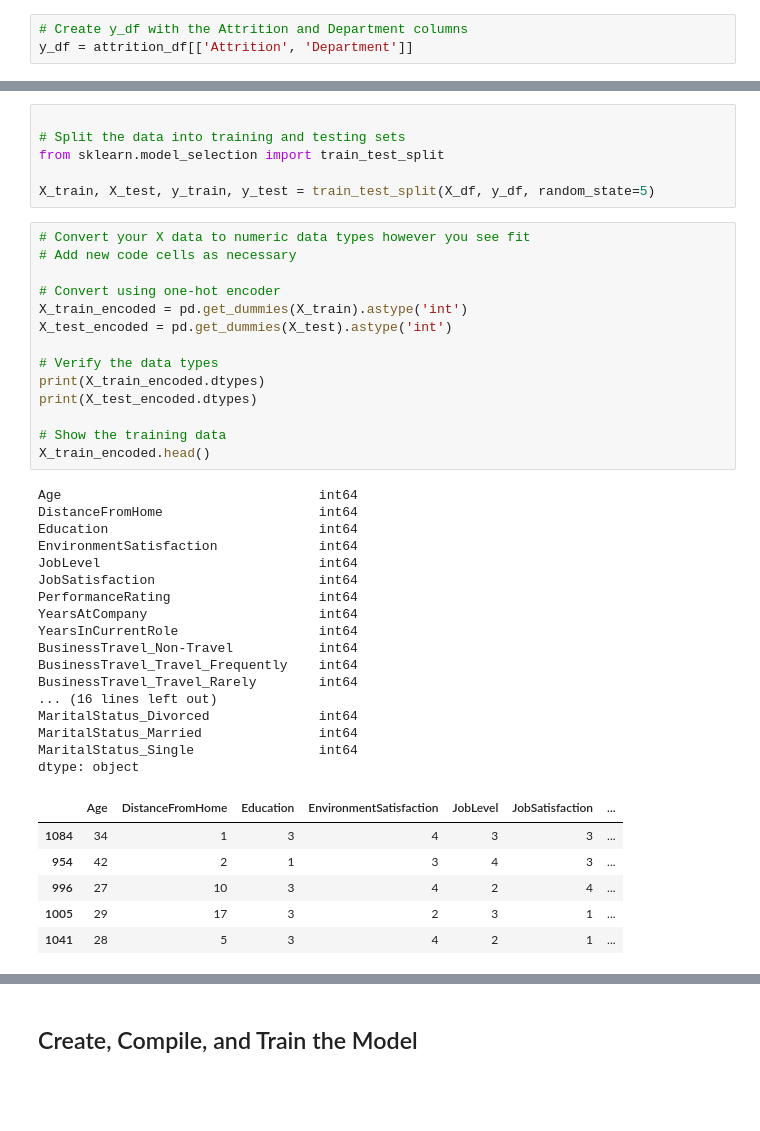
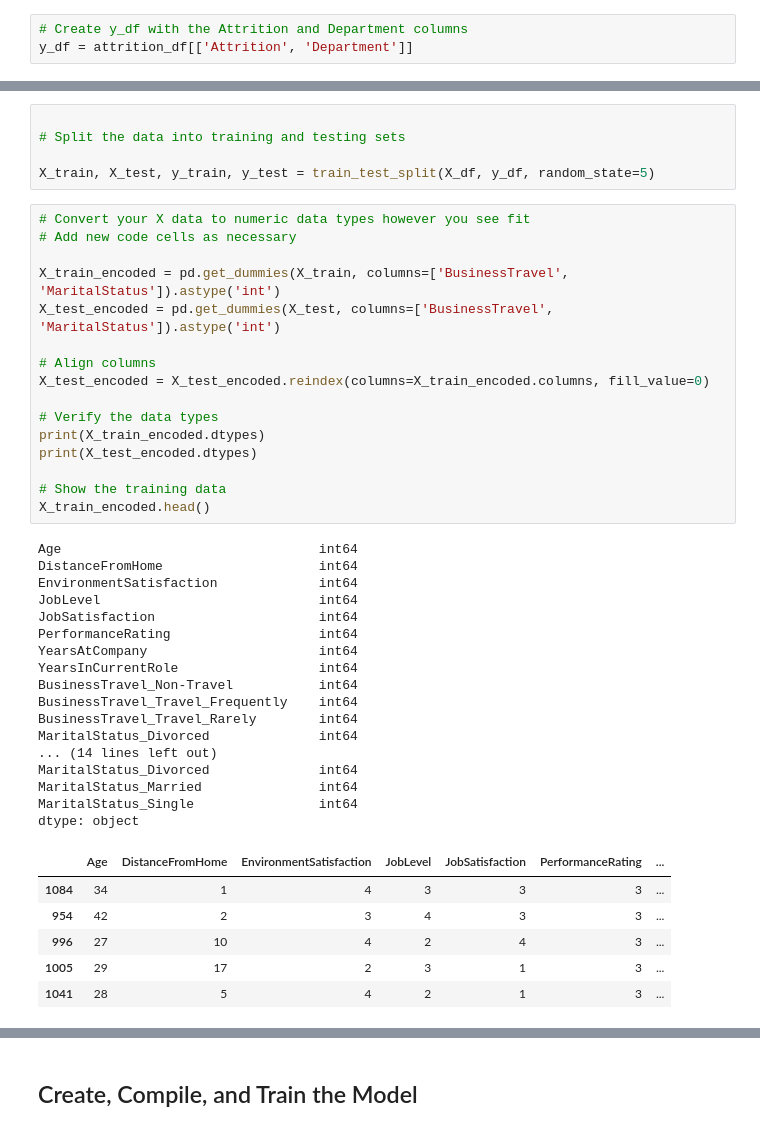
Before and after one commit to robbstenman/neural-network-challenge-2, a Jupyter notebook: attrition.ipynb, the cells around one changed output, grey strips where cells are left out. Saved outputs shown, nothing was run; the diff lists cells and outputs as text; blank space fills up the shorter version.

```diff
--- a/attrition.ipynb
+++ b/attrition.ipynb
@@ -82,47 +80,48 @@ dtype: object
 # %%
 
 # Split the data into training and testing sets
-from sklearn.model_selection import train_test_split
 
 X_train, X_test, y_train, y_test = train_test_split(X_df, y_df, random_state=5)
 # %%
 # Convert your X data to numeric data types however you see fit
 # Add new code cells as necessary
 
-# Convert using one-hot encoder
-X_train_encoded = pd.get_dummies(X_train).astype('int')
-X_test_encoded = pd.get_dummies(X_test).astype('int')
+X_train_encoded = pd.get_dummies(X_train, columns=['BusinessTravel', 'MaritalStatus']).astype('int')
+X_test_encoded = pd.get_dummies(X_test, columns=['BusinessTravel', 'MaritalStatus']).astype('int')
+
+# Align columns
+X_test_encoded = X_test_encoded.reindex(columns=X_train_encoded.columns, fill_value=0)
 
 # Verify the data types
 print(X_train_encoded.dtypes)
 print(X_test_encoded.dtypes)
 
 # Show the training data
 X_train_encoded.head()
 # %% [output]
 Age                                 int64
 DistanceFromHome                    int64
-Education                           int64
 EnvironmentSatisfaction             int64
 JobLevel                            int64
 JobSatisfaction                     int64
 PerformanceRating                   int64
 YearsAtCompany                      int64
 YearsInCurrentRole                  int64
 BusinessTravel_Non-Travel           int64
 BusinessTravel_Travel_Frequently    int64
 BusinessTravel_Travel_Rarely        int64
-... (16 lines left out)
+MaritalStatus_Divorced              int64
+... (14 lines left out)
 MaritalStatus_Divorced              int64
 MaritalStatus_Married               int64
 MaritalStatus_Single                int64
 dtype: object
-|  | Age | DistanceFromHome | Education | EnvironmentSatisfaction | JobLevel | JobSatisfaction | ... |
-| 1084 | 34 | 1 | 3 | 4 | 3 | 3 | ... |
-| 954 | 42 | 2 | 1 | 3 | 4 | 3 | ... |
-| 996 | 27 | 10 | 3 | 4 | 2 | 4 | ... |
-| 1005 | 29 | 17 | 3 | 2 | 3 | 1 | ... |
-| 1041 | 28 | 5 | 3 | 4 | 2 | 1 | ... |
+|  | Age | DistanceFromHome | EnvironmentSatisfaction | JobLevel | JobSatisfaction | PerformanceRating | ... |
+| 1084 | 34 | 1 | 4 | 3 | 3 | 3 | ... |
+| 954 | 42 | 2 | 3 | 4 | 3 | 3 | ... |
+| 996 | 27 | 10 | 4 | 2 | 4 | 3 | ... |
+| 1005 | 29 | 17 | 2 | 3 | 1 | 3 | ... |
+| 1041 | 28 | 5 | 4 | 2 | 1 | 3 | ... |
 # %%
 # Create a StandardScaler
 scaler = StandardScaler()
```
Also changed, not shown: parts of 5 cells of this notebook.
